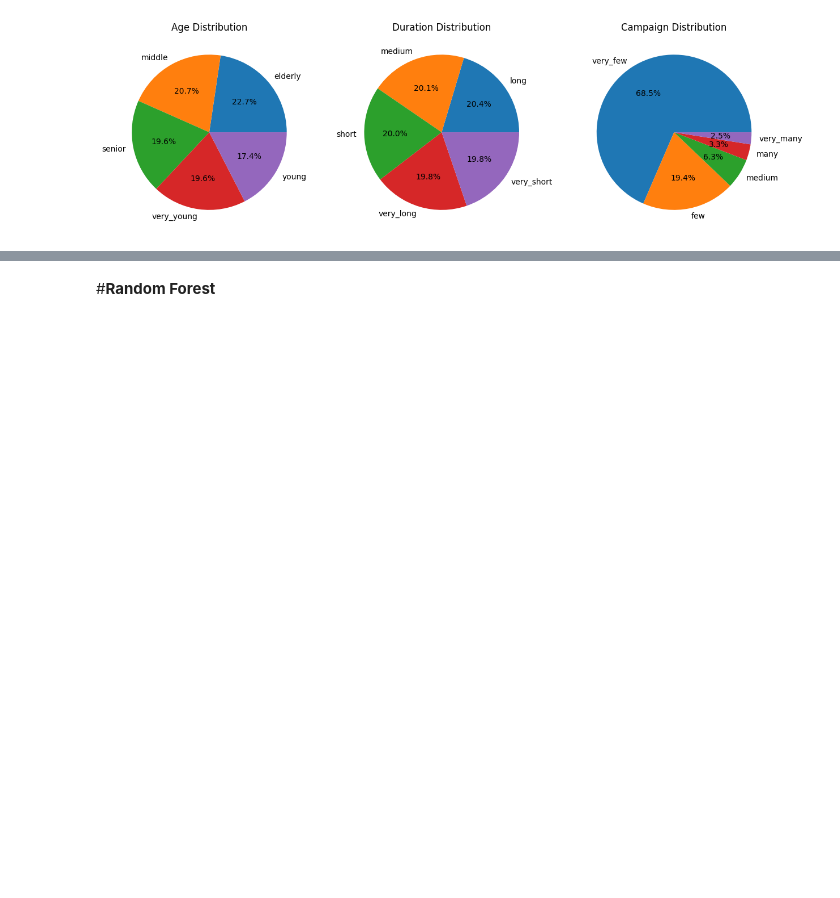
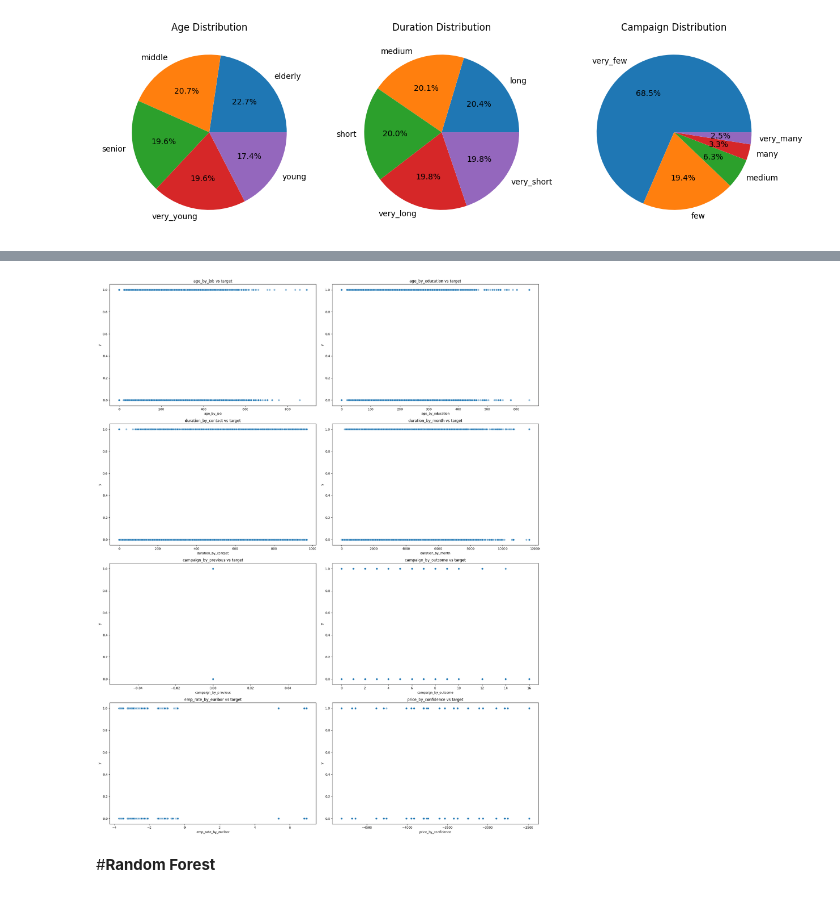
Before and after one commit to kalhara-peiris/bank-marketing-classifier, a Jupyter notebook: ML-CW.ipynb, the cells around one changed output, grey strips where cells are left out. Cells and saved outputs as stored; diff of their text form; code cells hidden in the pictures; blank space fills up the shorter version.

```diff
--- a/ML-CW.ipynb
+++ b/ML-CW.ipynb
@@ -214,6 +237,18 @@ data_set["campaign_by_previous"] = data_set["campaign"] * data_set["previous"]
 data_set["campaign_by_outcome"] = data_set["campaign"] * data_set["poutcome_encoded"]
 data_set["emp_rate_by_euribor"] = data_set["emp.var.rate"] * data_set["euribor3m"]
 data_set["price_by_confidence"] = data_set["cons.price.idx"] * data_set["cons.conf.idx"]
+# %%
+fig = plt.figure(figsize=(20, 25))
+features = ['age_by_job', 'age_by_education', 'duration_by_contact', 'duration_by_month',
+           'campaign_by_previous', 'campaign_by_outcome', 'emp_rate_by_euribor', 'price_by_confidence']
+for idx, feature in enumerate(features, 1):
+    plt.subplot(4, 2, idx)
+    sns.scatterplot(data=data_set, x=feature, y='y', alpha=0.5)
+    plt.title(f'{feature} vs target')
+plt.tight_layout()
+plt.show()
+# %% [output]
+[figure, added]
 # %%
 #Encode bin columns
 for col in ["age_bin","duration_bin","campaign_bin"]:
```
Also changed, not shown: parts of 2 cells of this notebook.
